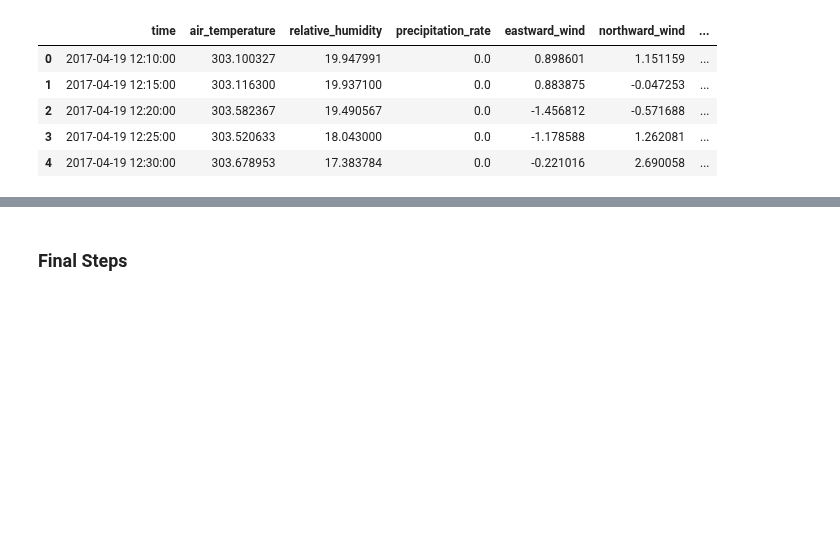
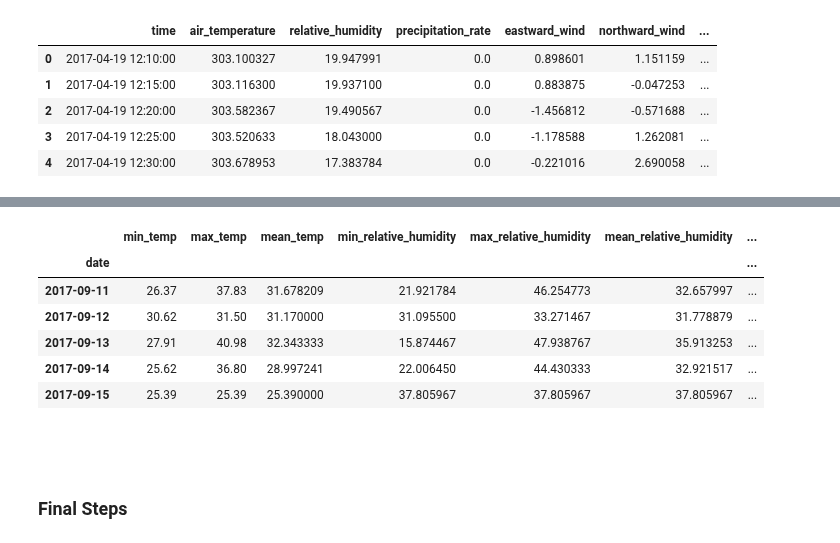
Before and after one commit to genophenoenvo/terraref-datasets, a Jupyter notebook: notebooks/weather_data.ipynb, the cells around one changed output, grey strips where cells are left out. Cells and saved outputs as stored; diff of their text form; code cells hidden in the pictures; blank space fills up the shorter version.

```diff
--- a/notebooks/weather_data.ipynb
+++ b/notebooks/weather_data.ipynb
@@ -98,3 +149,16 @@ weather_df_2.head()
+# %%
+daily_weather_values_1 = daily_weather_values.sort_index()
+# daily_weather_values_1.tail()
+# %% [output]
+|  | min_temp | max_temp | mean_temp | min_relative_humidity | max_relative_humidity | mean_relative_humidity | ... |
+| date |  |  |  |  |  |  | ... |
+| 2017-09-11 | 26.37 | 37.83 | 31.678209 | 21.921784 | 46.254773 | 32.657997 | ... |
+| 2017-09-12 | 30.62 | 31.50 | 31.170000 | 31.095500 | 33.271467 | 31.778879 | ... |
+| 2017-09-13 | 27.91 | 40.98 | 32.343333 | 15.874467 | 47.938767 | 35.913253 | ... |
+| 2017-09-14 | 25.62 | 36.80 | 28.997241 | 22.006450 | 44.430333 | 32.921517 | ... |
+| 2017-09-15 | 25.39 | 25.39 | 25.390000 | 37.805967 | 37.805967 | 37.805967 | ... |
+# %% [markdown]
+###
 # %% [markdown]
 ### Final Steps
 # %%
```
Also changed, not shown: parts of 12 cells of this notebook.
